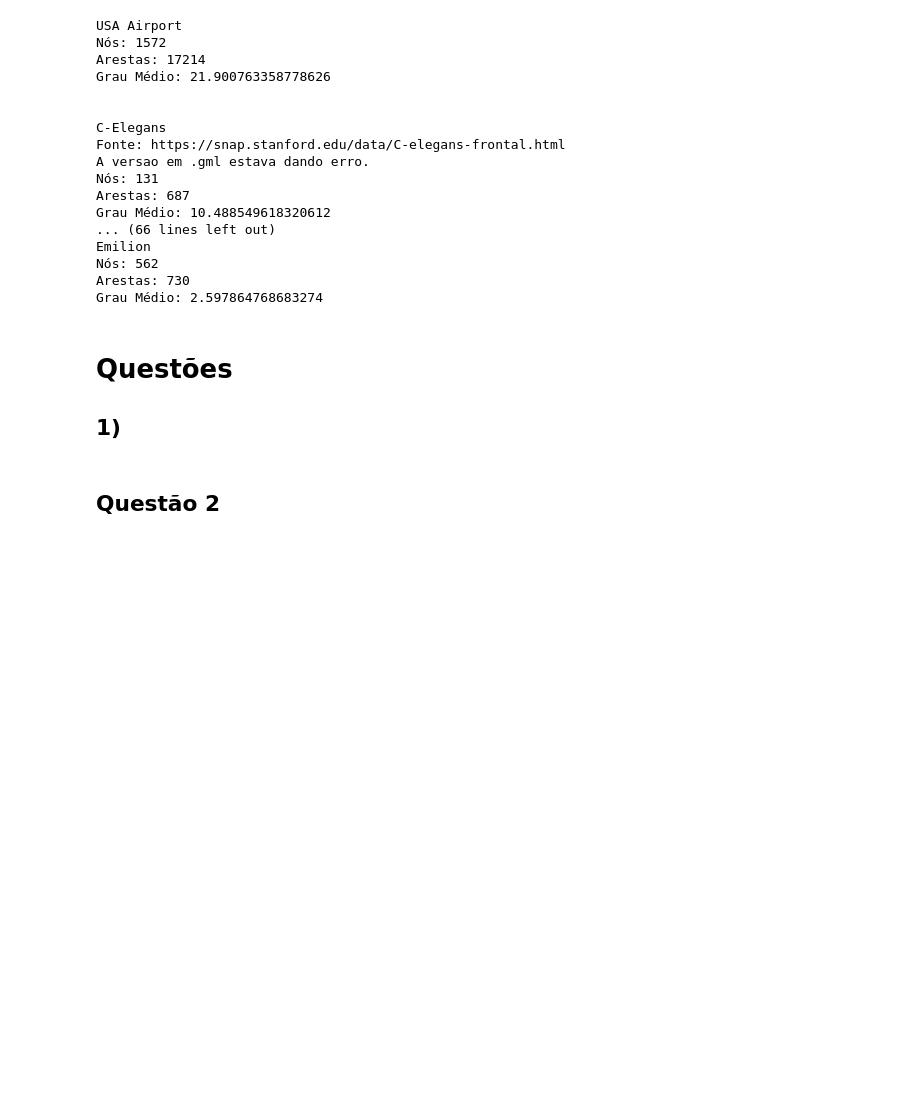
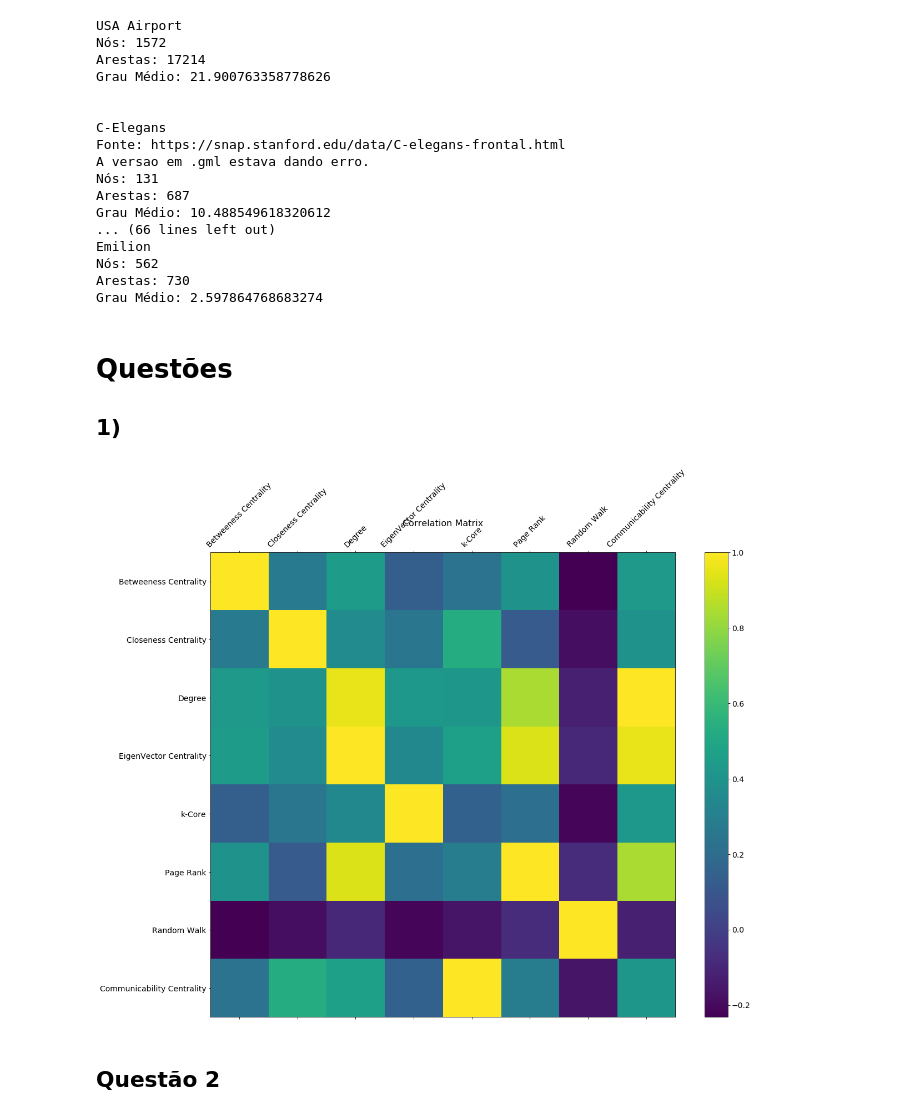
Before and after one commit to guimilan/redes_complexas, a Jupyter notebook: Lista2.ipynb, the cells around one changed output. Saved outputs shown, nothing was run; the diff lists cells and outputs as text; code cells hidden in the pictures; blank space fills up the shorter version.

```diff
--- a/Lista2.ipynb
+++ b/Lista2.ipynb
@@ -284,9 +264,12 @@ for graph in [e_road, ham, celegans, airport]:
     #feeding dictionary
     corr[graph] = pd.DataFrame(pdCorr)
 # %%
-plotCorr(corr[e_road][corr[e_road]<0.0])
+plotCorr(corr[e_road])
+#plotCorr(corr[e_road][corr[e_road]<0.0])
 #plotCorr(corr[e_road][corr[e_road]>6.0])
 #plotCorr(corr[e_road][corr[e_road]>8.0])
+# %% [output]
+[figure, added]
 # %% [markdown]
 ## Questão 2
 # %%
```
Also changed, not shown: parts of 6 cells of this notebook.
